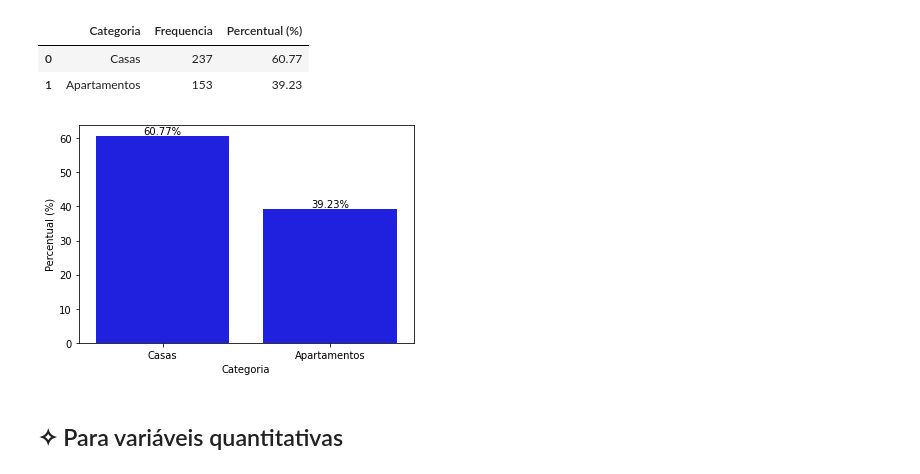
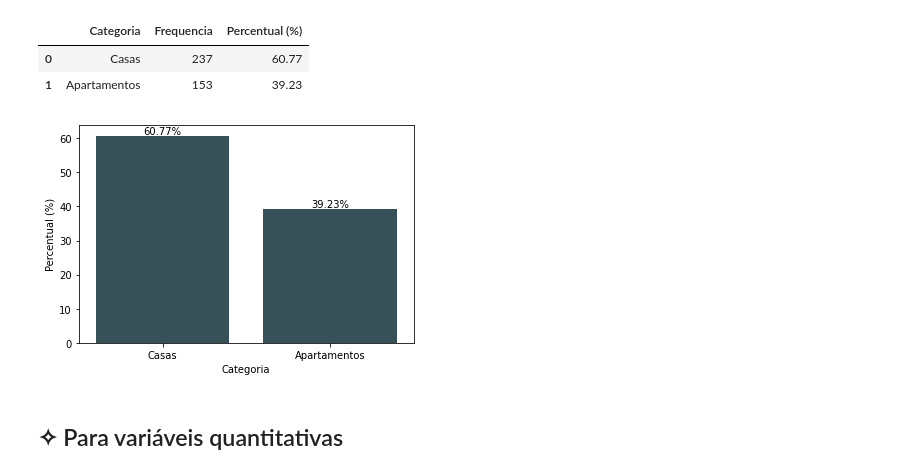
Before and after one commit to migvanderlei/analise_estatistica_mercado_imobiliario, a Jupyter notebook: notebooks/PE_medidas_e_TH.ipynb, the cells around one changed output. Drawn from its saved outputs; the diff is of its cells as text; code cells hidden in the pictures.

```diff
--- a/notebooks/PE_medidas_de_dispersao.ipynb
+++ b/notebooks/PE_medidas_e_TH.ipynb
@@ -2916,10 +2919,10 @@ distribuicao_frequencia
 | 0 | Casas | 237 | 60.77 |
 | 1 | Apartamentos | 153 | 39.23 |
 # %%
-ax = sns.barplot(data=distribuicao_frequencia, x="Categoria", y="Percentual (%)", color="blue")
+ax = sns.barplot(data=distribuicao_frequencia, x="Categoria", y="Percentual (%)", color="#32545e")
 show_values(ax)
 # %% [output]
-[figure, old version]
+[figure, new version]
 # %% [markdown]
 ## ✧ Para variáveis quantitativas
 # %% [markdown]
```
Also changed, not shown: parts of 47 cells of this notebook.
